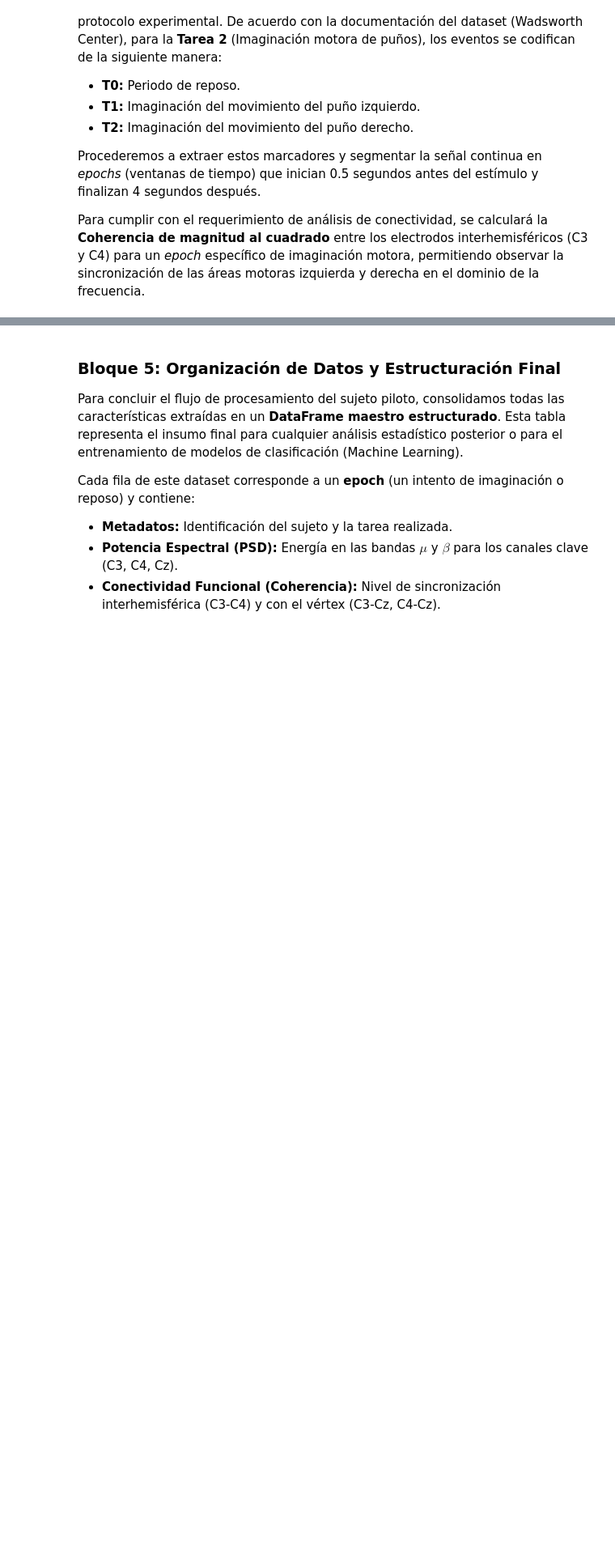
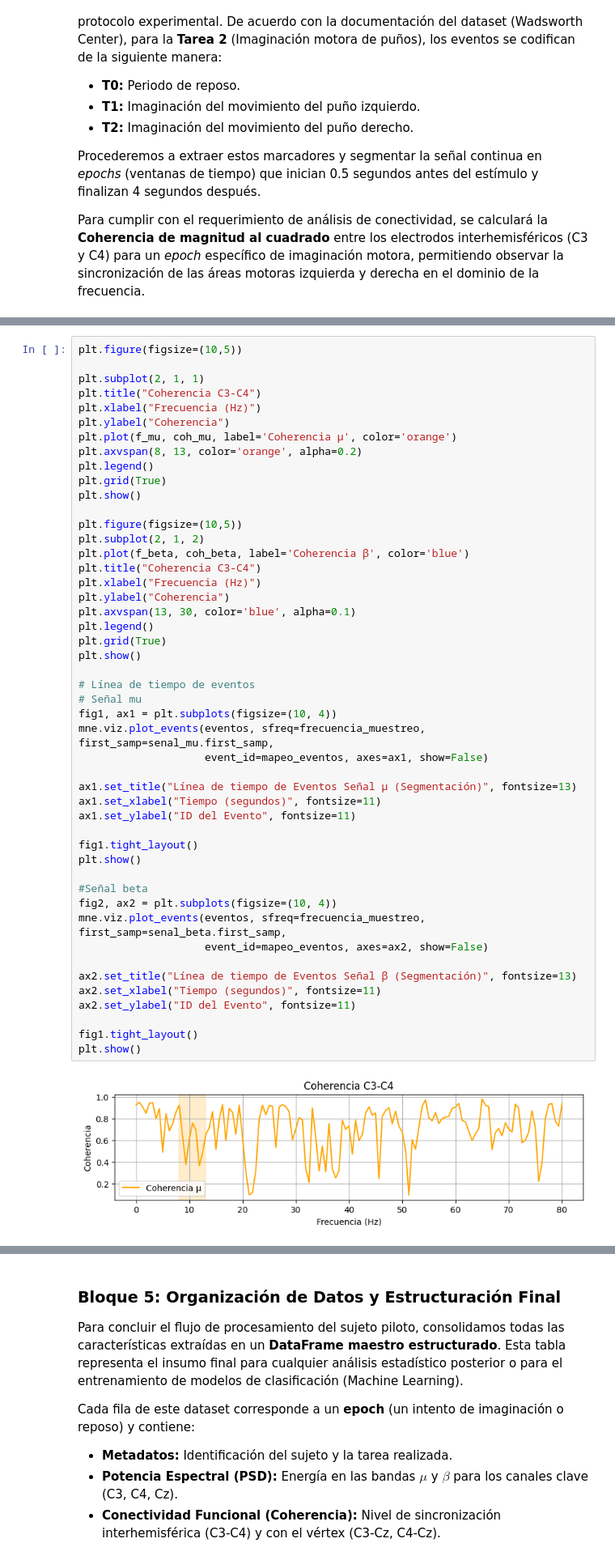
Before and after one commit to Estebanhincapie1/Proyecto_1_Biosenales, a Jupyter notebook: Codigo.ipynb, the cells around one changed output, grey strips where cells are left out. Shown at 81% size. Cells and saved outputs as stored; diff of their text form; blank space fills up the shorter version.

```diff
--- a/Codigo.ipynb
+++ b/Codigo.ipynb
@@ -270,0 +281,50 @@ Eventos encontrados en el registro: {'Reposo': 1, 'Imag_Izquierda': 2, 'Imag_Der
+# %%
+plt.figure(figsize=(10,5))
+
+plt.subplot(2, 1, 1)
+plt.title("Coherencia C3-C4")
+plt.xlabel("Frecuencia (Hz)")
+plt.ylabel("Coherencia")
+plt.plot(f_mu, coh_mu, label='Coherencia μ', color='orange')
+plt.axvspan(8, 13, color='orange', alpha=0.2)
+plt.legend()
+plt.grid(True)
+plt.show()
+
+plt.figure(figsize=(10,5))
+plt.subplot(2, 1, 2)
+plt.plot(f_beta, coh_beta, label='Coherencia β', color='blue')
+plt.title("Coherencia C3-C4")
+plt.xlabel("Frecuencia (Hz)")
+plt.ylabel("Coherencia")
+plt.axvspan(13, 30, color='blue', alpha=0.1)
+plt.legend()
+plt.grid(True)
+plt.show()
+
+# Línea de tiempo de eventos
+# Señal mu
+fig1, ax1 = plt.subplots(figsize=(10, 4))
+mne.viz.plot_events(eventos, sfreq=frecuencia_muestreo, first_samp=senal_mu.first_samp,
+                    event_id=mapeo_eventos, axes=ax1, show=False)
+
+ax1.set_title("Línea de tiempo de Eventos Señal μ (Segmentación)", fontsize=13)
+ax1.set_xlabel("Tiempo (segundos)", fontsize=11)
+ax1.set_ylabel("ID del Evento", fontsize=11)
+
+fig1.tight_layout()
+plt.show()
+
+#Señal beta
+fig2, ax2 = plt.subplots(figsize=(10, 4))
+mne.viz.plot_events(eventos, sfreq=frecuencia_muestreo, first_samp=senal_beta.first_samp,
+                    event_id=mapeo_eventos, axes=ax2, show=False)
+
+ax2.set_title("Línea de tiempo de Eventos Señal β (Segmentación)", fontsize=13)
+ax2.set_xlabel("Tiempo (segundos)", fontsize=11)
+ax2.set_ylabel("ID del Evento", fontsize=11)
+
+fig1.tight_layout()
+plt.show()
+# %% [output]
+[figure, added]
```
Also changed, not shown: parts of 15 cells of this notebook.
